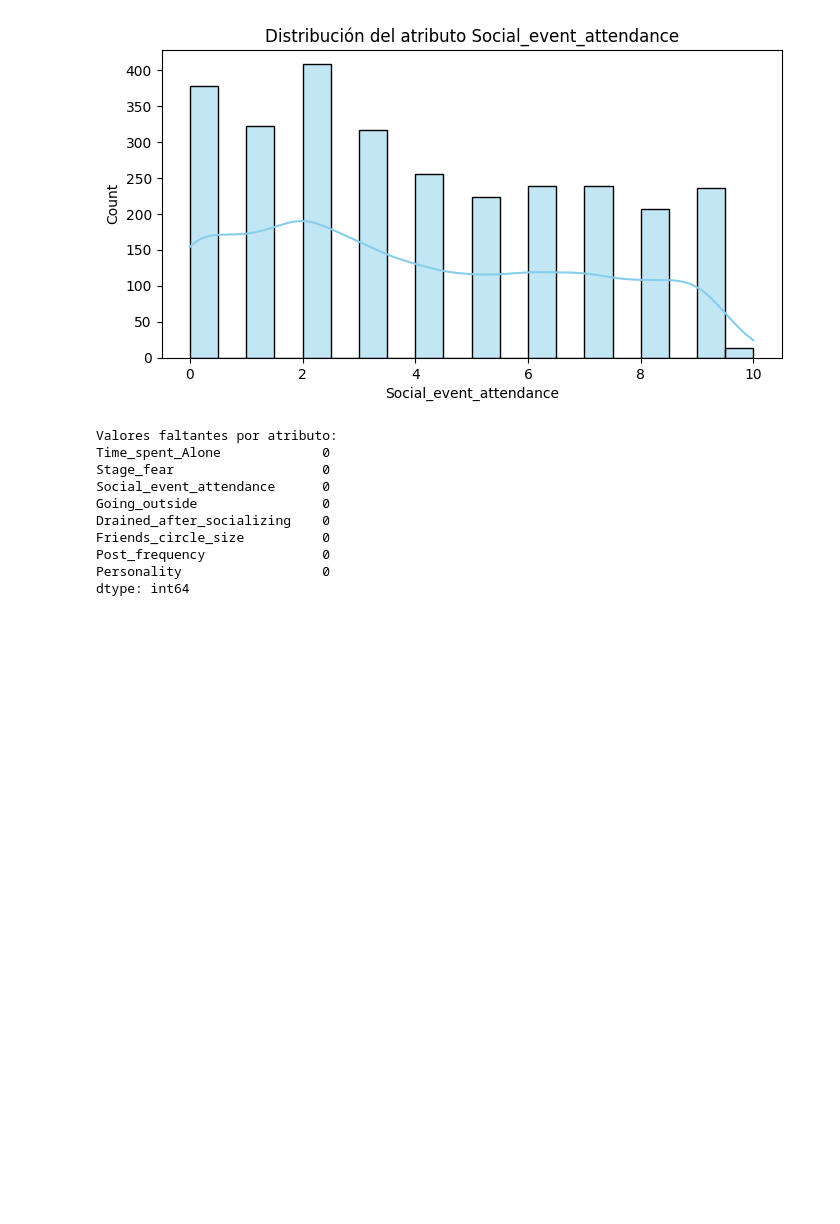
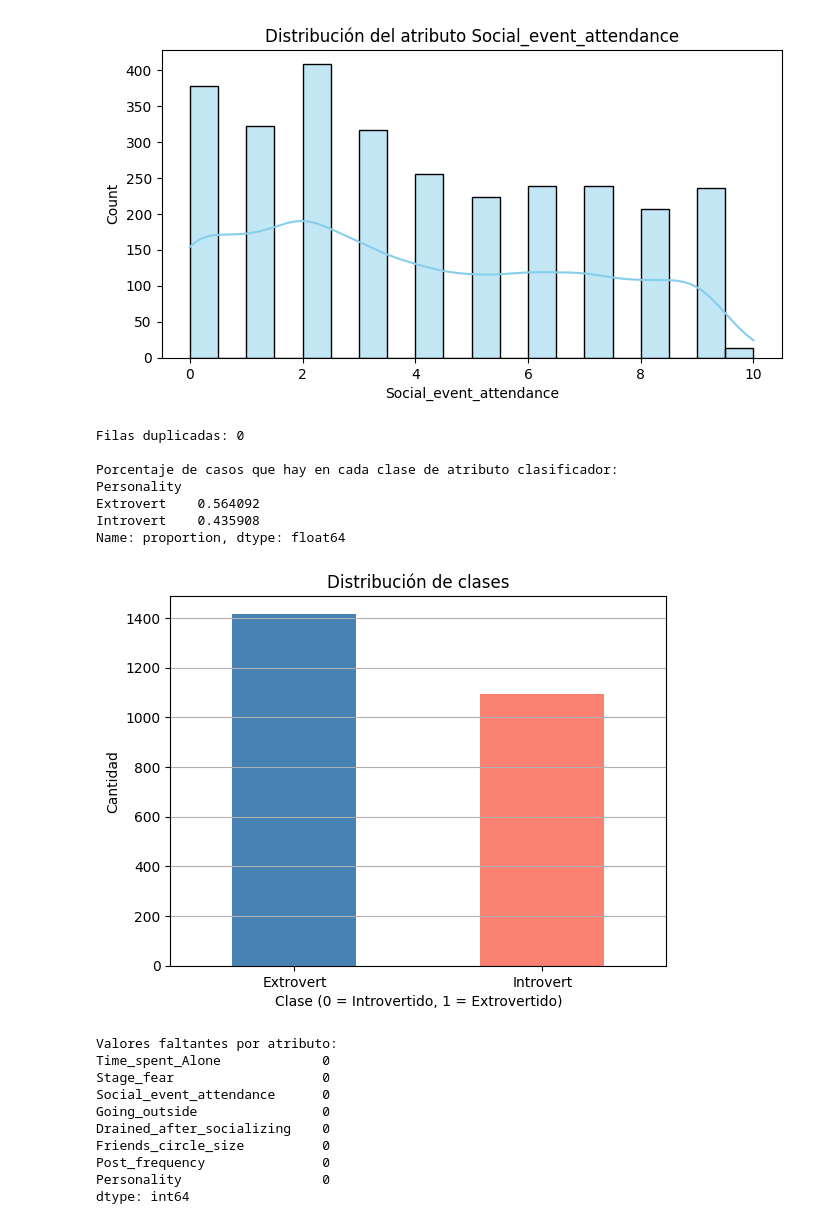
Before and after one commit to maugallo/tp-sistemas-inteligentes, a Jupyter notebook: notebooks/clasification.ipynb, the cells around one changed output. Saved outputs shown, nothing was run; the diff lists cells and outputs as text; code cells hidden in the pictures; blank space fills up the shorter version.

Commit message:
change: delete duplicated rows

```diff
--- a/notebooks/clasification.ipynb
+++ b/notebooks/clasification.ipynb
@@ -52,6 +52,21 @@ def split_80_20(dataset: pd.DataFrame):
     )
 
     return atributos_train, atributos_test, clasificador_train, clasificador_test
+# %%
+## AUXILIAR: Verificar desbalanceo de dataset
+
+def verificar_desbalanceo(dataset):
+    # Revisar desbalanceo del dataset.
+    print("\nPorcentaje de casos que hay en cada clase de atributo clasificador:")
+    print(dataset["Personality"].value_counts(normalize=True))
+
+    # Verificación gráfica
+    dataset["Personality"].value_counts().plot(kind="bar", title="Distribución de clases", color=["steelblue", "salmon"])
+    plt.xticks(rotation=0)
+    plt.ylabel("Cantidad")
+    plt.xlabel("Clase (0 = Introvertido, 1 = Extrovertido)")
+    plt.grid(axis='y')
+    plt.show()
 # %%
 # Carga de datos.
 dataset = pd.read_csv('../datasets/personality.csv')
@@ -126,6 +131,23 @@ plt.title(f"Distribución del atributo {columna}")
 plt.show()
 # %% [output]
 [figure]
+# %%
+# Eliminar duplicados
+
+dataset = dataset.drop_duplicates(keep='first')
+print("Filas duplicadas:", dataset.duplicated().sum())
+
+# Verificar desbalanceo de dataset
+verificar_desbalanceo(dataset)
+# %% [output]
+Filas duplicadas: 0
+
+Porcentaje de casos que hay en cada clase de atributo clasificador:
+Personality
+Extrovert    0.564092
+Introvert    0.435908
+Name: proportion, dtype: float64
+[figure, added]
 # %%
 # Imputación.
 
```
Also changed, not shown: parts of 12 cells of this notebook, 3 other files.
